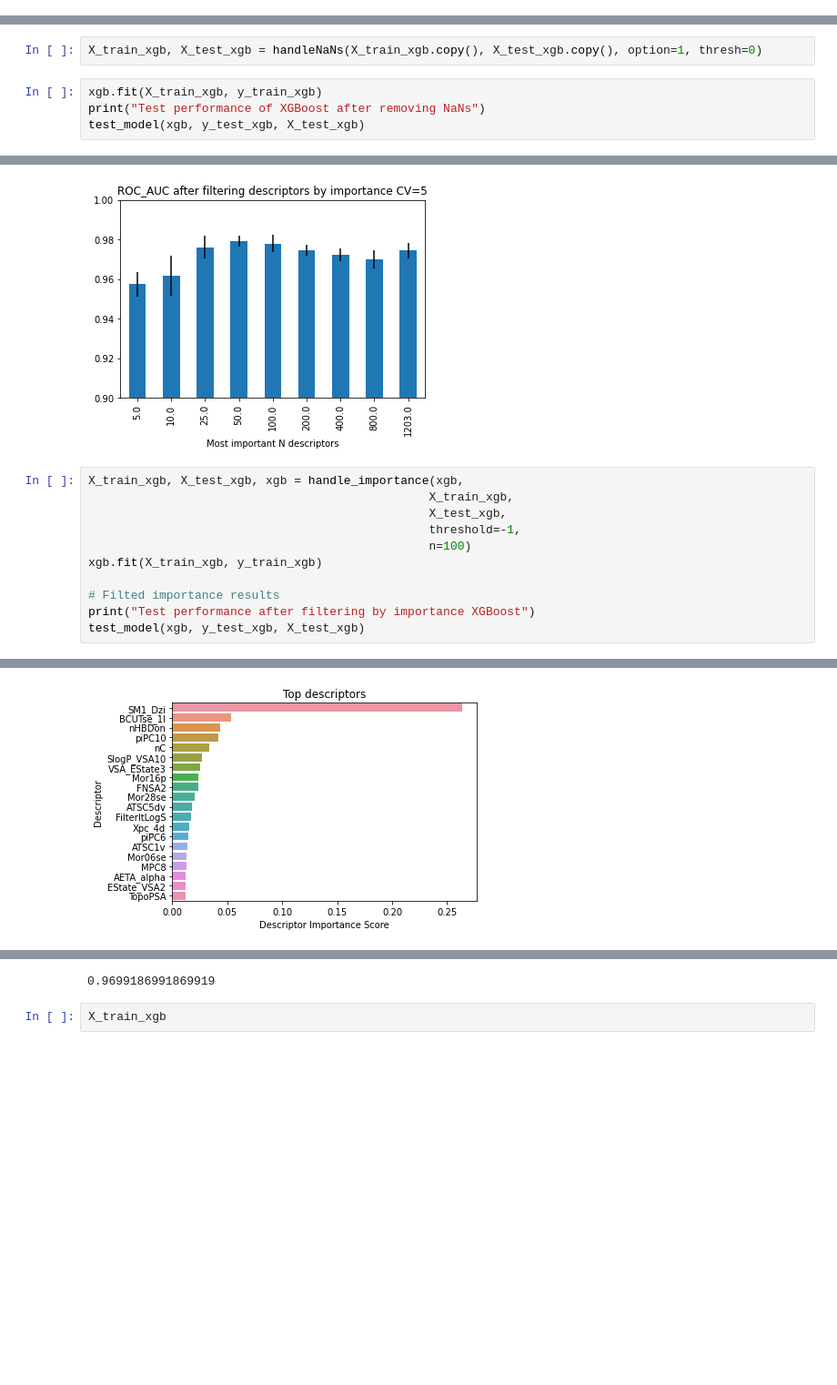
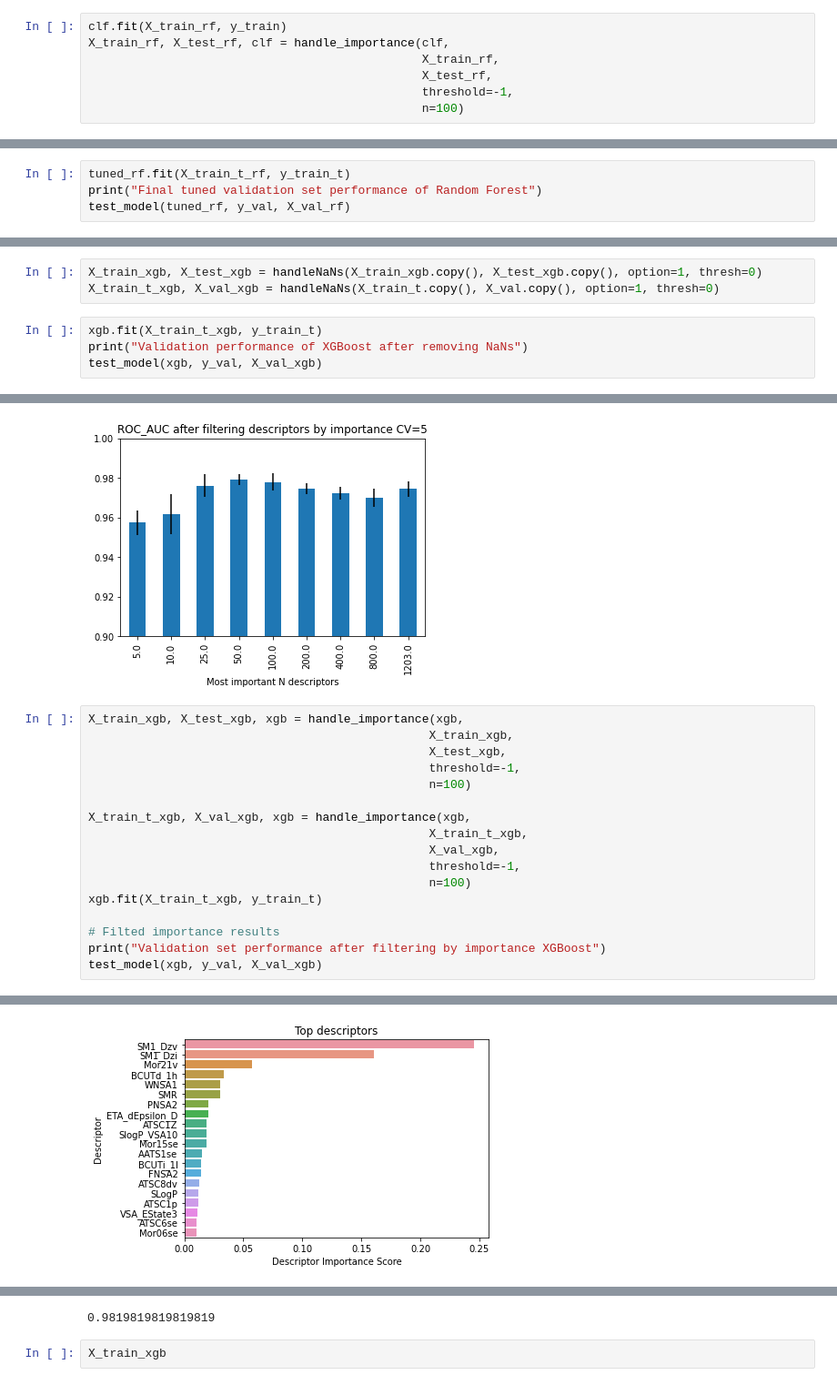
Before and after one commit to Zoya-Anwar/PythonSmellClassifiers-Mark, a Jupyter notebook: smell-classifier.py.ipynb, the cells around one changed output, grey strips where cells are left out. Shown at 91% size. Saved outputs shown, nothing was run; the diff lists cells and outputs as text; blank space fills up the shorter version.

```diff
--- a/smell-classifier.py.ipynb
+++ b/smell-classifier.py.ipynb
@@ -483,3 +713,10 @@ weighted avg       0.94      0.94      0.94       173
+# %%
+clf.fit(X_train_rf, y_train)
+X_train_rf, X_test_rf, clf = handle_importance(clf,
+                                               X_train_rf,
+                                               X_test_rf,
+                                               threshold=-1,
+                                               n=100)
 # %%
 X_train_rf
 # %% [output]
@@ -597,3 +834,7 @@ tuned_rf.fit(X_train_rf, y_train_rf)
 # %% [output]
 RandomForestClassifier(bootstrap=False, max_depth=12, min_samples_split=10,
                        n_estimators=294, random_state=0)
+# %%
+tuned_rf.fit(X_train_t_rf, y_train_t)
+print("Final tuned validation set performance of Random Forest")
+test_model(tuned_rf, y_val, X_val_rf)
@@ -716,8 +975,9 @@ Cross validated missing values experiment with k=5
 Choose to remove any columns with NaNs
 # %%
 X_train_xgb, X_test_xgb = handleNaNs(X_train_xgb.copy(), X_test_xgb.copy(), option=1, thresh=0)
+X_train_t_xgb, X_val_xgb = handleNaNs(X_train_t.copy(), X_val.copy(), option=1, thresh=0)
 # %%
-xgb.fit(X_train_xgb, y_train_xgb)
-print("Test performance of XGBoost after removing NaNs")
-test_model(xgb, y_test_xgb, X_test_xgb)
+xgb.fit(X_train_t_xgb, y_train_t)
+print("Validation performance of XGBoost after removing NaNs")
+test_model(xgb, y_val, X_val_xgb)
 # %% [output]
@@ -769,9 +1029,15 @@ X_train_xgb, X_test_xgb, xgb = handle_importance(xgb,
                                                 X_test_xgb,
                                                 threshold=-1,
                                                 n=100)
-xgb.fit(X_train_xgb, y_train_xgb)
+
+X_train_t_xgb, X_val_xgb, xgb = handle_importance(xgb,
+                                                X_train_t_xgb,
+                                                X_val_xgb,
+                                                threshold=-1,
+                                                n=100)
+xgb.fit(X_train_t_xgb, y_train_t)
 
 # Filted importance results
-print("Test performance after filtering by importance XGBoost")
-test_model(xgb, y_test_xgb, X_test_xgb)
+print("Validation set performance after filtering by importance XGBoost")
+test_model(xgb, y_val, X_val_xgb)
 # %% [output]
@@ -791 +1057 @@ weighted avg       0.94      0.94      0.94       173
-[figure, old version]
+[figure, new version]
@@ -793,4 +1059,4 @@ weighted avg       0.94      0.94      0.94       173
-0.9699186991869919
+0.9819819819819819
 # %%
 X_train_xgb
 # %% [output]
```
Also changed, not shown: parts of 48 cells of this notebook.
